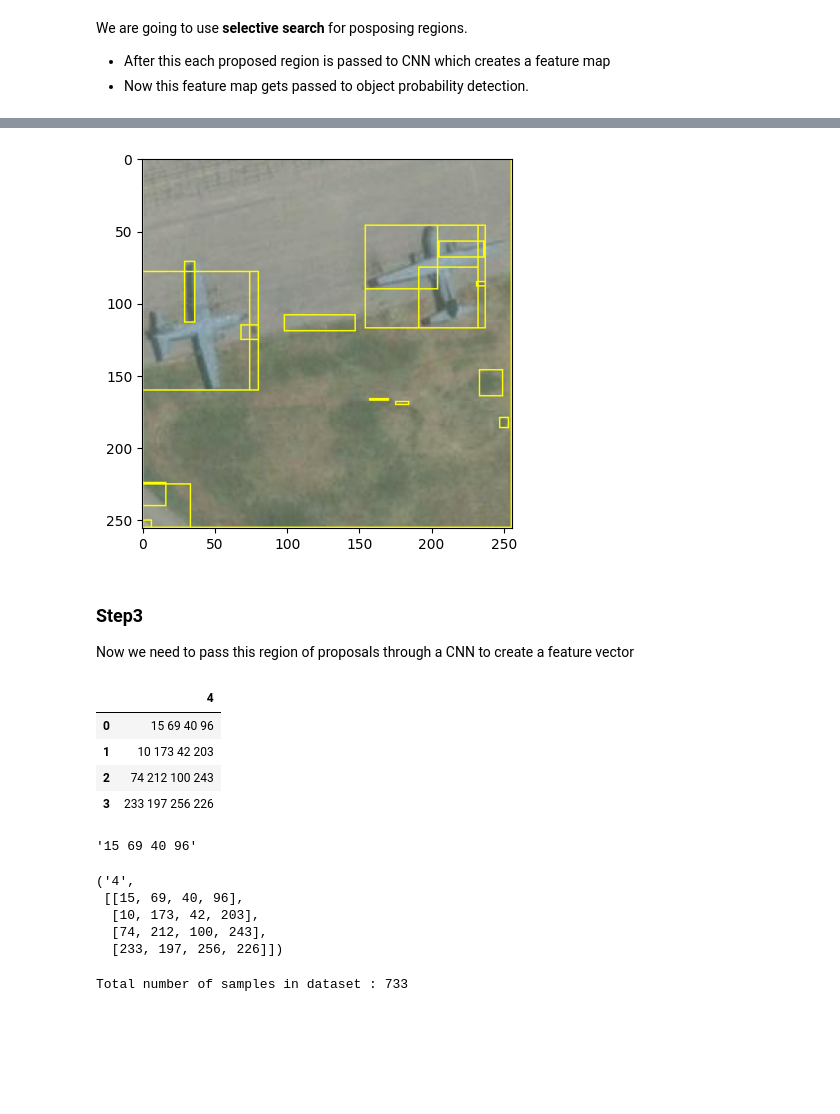
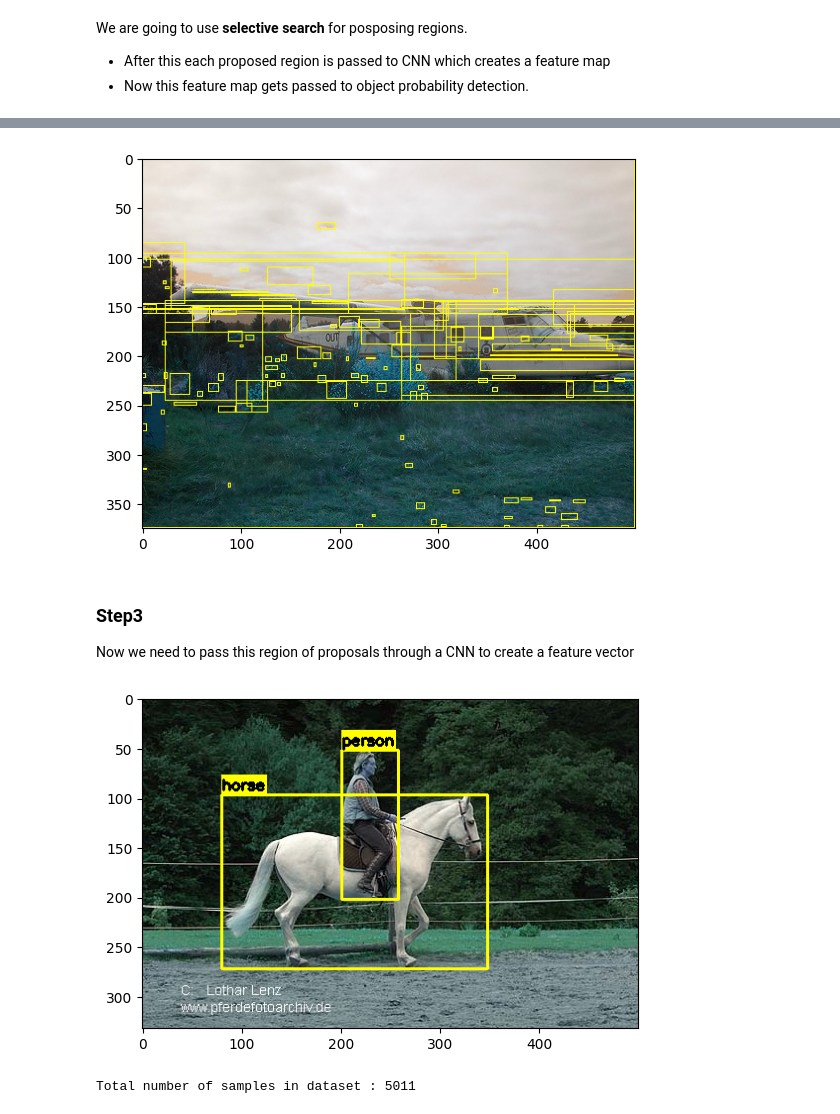
Before and after one commit to Umesh94kr/Computer-Vision-, a Jupyter notebook: Object_Detection/RCNN/R-CNN.ipynb, the cells around one changed output, grey strips where cells are left out. Saved outputs shown, nothing was run; the diff lists cells and outputs as text; code cells hidden in the pictures; blank space fills up the shorter version.

```diff
--- a/Object_Detection/RCNN/R-CNN.ipynb
+++ b/Object_Detection/RCNN/R-CNN.ipynb
@@ -68,32 +81,16 @@ regions[0]
 # %%
 # Draw first 100 region proposals
-for region in regions[:300]:
-    x, y, w, h = region['rect']
-    cv2.rectangle(img_rgb, (x, y), (x+w, y+h), (255, 255, 0), 1)
-plt.imshow(img_rgb)
+# for i in range(len(regions)):
+for i in range(160):
+    x, y, w, h = regions[i]['rect']
+    cv2.rectangle(test_image, (x, y), (x+w, y+h), (255, 255, 0), 1)
+plt.imshow(test_image)
 plt.show()
 # %% [output]
-[figure, old version]
+[figure, new version]
 # %% [markdown]
 ### Step3
 
 Now we need to pass this region of proposals through a CNN to create a feature vector
-# %%
-import pandas as pd
-import numpy as np
-
-df = pd.read_csv('/Users/umesh/Desktop/Computer-Vision-/Object_Detection/Airplane_dataset/Airplanes_Annotations/Airplanes_Annotations/42845.csv')
-
-df.head()
-# %% [output]
-|  | 4 |
-| 0 | 15 69 40 96 |
-| 1 | 10 173 42 203 |
-| 2 | 74 212 100 243 |
-| 3 | 233 197 256 226 |
-# %%
-df.iloc[0][0]
-# %% [output]
-'15 69 40 96'
 # %%
 # functions to parse annotation files and get bounding boxes
@@ -116,10 +123,19 @@ def parse_annotation(annotation_file_path):
-# %%
-## testing parse annotation function
-
-parse_annotation('/Users/umesh/Desktop/Computer-Vision-/Object_Detection/Airplane_dataset/Airplanes_Annotations/Airplanes_Annotations/42845.csv')
-# %% [output]
-('4',
- [[15, 69, 40, 96],
-  [10, 173, 42, 203],
-  [74, 212, 100, 243],
-  [233, 197, 256, 226]])
+# %%
+# sample chacking this function to parse annotation file
+img_path, labels, bboxes = parse_annotation(annotations[1])
+
+img_test = cv2.imread(img_path)
+
+for label, bbox in zip(labels, bboxes):
+    x_min, y_min, x_max, y_max = bbox
+    cv2.rectangle(img_test, (x_min, y_min), (x_max, y_max), (255, 255, 0), 2)
+
+    text_size = cv2.getTextSize(label, cv2.FONT_HERSHEY_SIMPLEX, 0.5, 2)[0]
+    cv2.rectangle(img_test, (x_min, y_min - 20), (x_min + text_size[0], y_min), (255, 255, 0), -1)
+    cv2.putText(img_test, label, (x_min, y_min - 5),
+                        cv2.FONT_HERSHEY_SIMPLEX, 0.5, (0, 0, 0), 2)
+
+plt.imshow(img_test)
+plt.show()
+# %% [output]
+[figure, added]
@@ -128,25 +146,24 @@ from torch.utils.data import Dataset, DataLoader
 from PIL import Image
 
 # if root directory
-class AirplaneDataset(Dataset):
-    def __init__(self, images, annotations, transform=None):
-        self.images = images
-        self.annotations = annotations
+class CustomDataset(Dataset):
+    def __init__(self, annotations_path, transform=None):
+        self.annotations_path = annotations_path
 
     def __len__(self):
-        return len(self.images)
+        return len(self.annotations_path)
 
     def __getitem__(self, idx):
-        image = Image.open(self.images[idx]).convert('RGB')
-        label, boxes = parse_annotation(self.annotations[idx])
+        image_path, labels, boxes = parse_annotation(self.annotations_path[idx])
+        image = Image.open(image_path).convert("RGB")
         target = {
-            'label' : label,
+            'labels' : labels,
             'boxes' : boxes
         }
         return image, target
 
 # creating dataset
-dataset = AirplaneDataset(images, annotations)
+dataset = CustomDataset(annotations, transform=None)
 print(f"Total number of samples in dataset : {len(dataset)}")
 # %% [output]
-Total number of samples in dataset : 733
+Total number of samples in dataset : 5011
```
Also changed, not shown: parts of 13 cells of this notebook, 2 other files.
